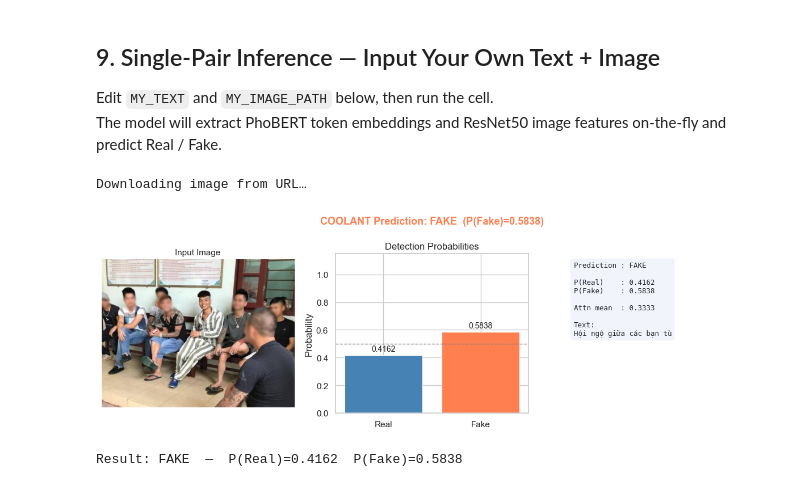
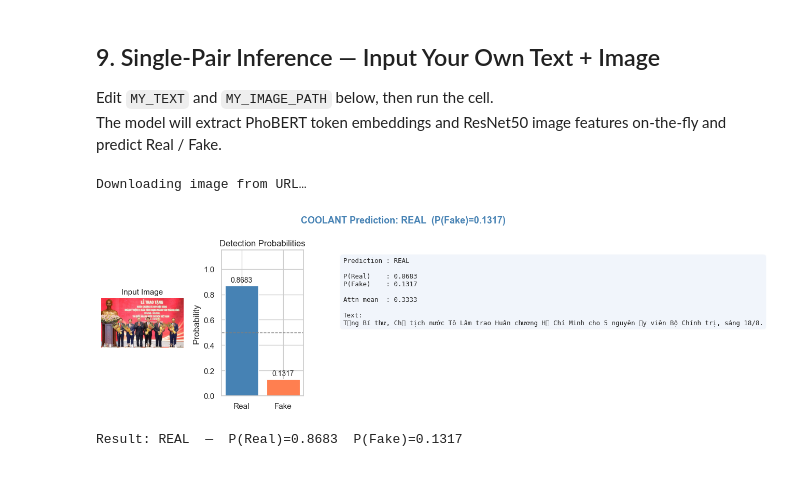
Before and after one commit to ltruonghai257/fake-new-detection, a Jupyter notebook: notebooks/pipeline/03-1_coolant_visualize.ipynb, the cells around one changed output. Drawn from its saved outputs; the diff is of its cells as text; code cells hidden in the pictures.

```diff
--- a/notebooks/pipeline/03-1_coolant_visualize.ipynb
+++ b/notebooks/pipeline/03-1_coolant_visualize.ipynb
@@ -444,8 +444,8 @@ The model will extract PhoBERT token embeddings and ResNet50 image features on-t
 # %%
 # ── YOUR INPUT ─────────────────────────────────────────────────────────────
 # Edit these two values and re-run the cell.
-MY_TEXT = "Hội ngộ giữa các bạn tù"
-MY_IMAGE = "https://mtg.1cdn.vn/2020/08/03/12/images-motthegioi-vn-8443_na-.jpg"  # local path  OR  http(s):// URL, e.g.:
+MY_TEXT = "Tổng Bí thư, Chủ tịch nước Tô Lâm trao Huân chương Hồ Chí Minh cho 5 nguyên Ủy viên Bộ Chính trị, sáng 18/8."
+MY_IMAGE = "https://i1-vnexpress.vnecdn.net/2026/08/18/wm30-wm30-hinh-anh-1787035411-8610-1787035710.jpg?w=0&h=0&q=100&dpr=2&fit=crop&s=nReiDfH9EmINJJu41nEC-w"  # local path  OR  http(s):// URL, e.g.:
 #               MY_IMAGE = "/path/to/photo.jpg"
 #               MY_IMAGE = "https://example.com/photo.jpg"
 #               Leave empty ("") to use a blank (zero) image tensor.
@@ -595,32 +595,32 @@ summary = (
     f"Prediction : {pred_label}\n\n"
     f"P(Real)    : {real_prob:.4f}\n"
     f"P(Fake)    : {fake_prob:.4f}\n\n"
     f"Attn mean  : {attn_mean:.4f}\n\n"
     f"Text:\n{wrap_text}"
 )
 ax_txt.text(
     0.02,
     0.95,
     summary,
     va="top",
     ha="left",
     fontsize=9,
     transform=ax_txt.transAxes,
     family="monospace",
     bbox=dict(boxstyle="round,pad=0.5", facecolor="#eef3fb", alpha=0.8),
 )
 
 color = "coral" if pred_label == "FAKE" else "steelblue"
 plt.suptitle(
     f"COOLANT Prediction: {pred_label}  (P(Fake)={fake_prob:.4f})",
     fontsize=13,
     fontweight="bold",
     color=color,
 )
 plt.tight_layout()
 plt.show()
 print(f"\nResult: {pred_label}  —  P(Real)={real_prob:.4f}  P(Fake)={fake_prob:.4f}")
 # %% [output]
 Downloading image from URL…
-[figure, old version]
+[figure, new version]
-Result: FAKE  —  P(Real)=0.4162  P(Fake)=0.5838
+Result: REAL  —  P(Real)=0.8683  P(Fake)=0.1317
```
Also changed, not shown: parts of 1 cell of this notebook, 1 other file.
